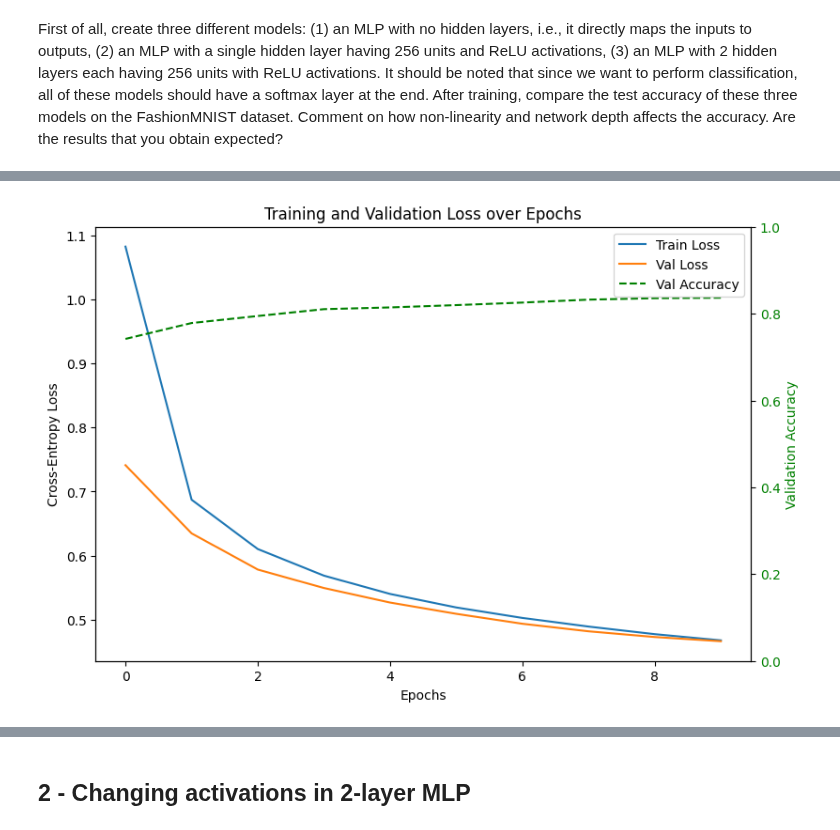
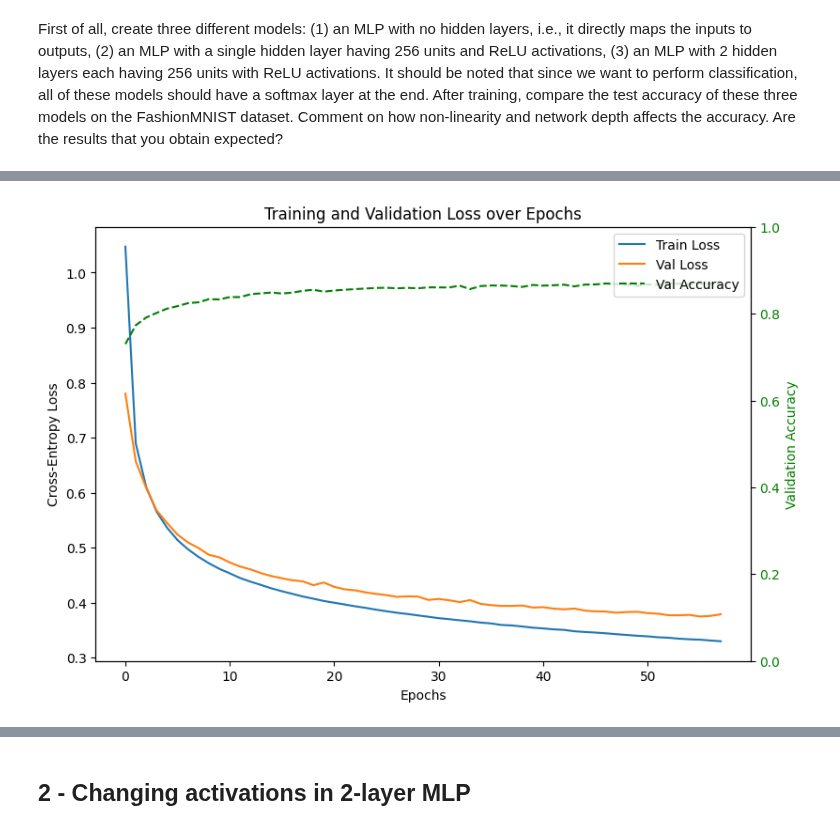
Before and after one commit to audrey352/COMP551, a Jupyter notebook: Assignment3/A3_notebook.ipynb, the cells around one changed output, grey strips where cells are left out. Cells and saved outputs as stored; diff of their text form; code cells hidden in the pictures.

```diff
--- a/Assignment3/A3_notebook.ipynb
+++ b/Assignment3/A3_notebook.ipynb
@@ -291,6 +291,7 @@ def train_on_batches(model, optimizer, epochs, train_loader, val_loader=None, ea
     grad, train_loss, val_loss = {}, {}, {}
     val_acc = {}
     best_val_loss = np.inf
+    best_weights = None
 
     for epoch in range(epochs):
         grad[epoch], train_loss[epoch], val_loss[epoch] = [], [], []
@@ -338,6 +339,7 @@ def train_on_batches(model, optimizer, epochs, train_loader, val_loader=None, ea
 
             if val_loss[epoch] < best_val_loss:
                 best_val_loss = val_loss[epoch]
+                best_weights = model.params.copy()  # save best weights
                 if verbose:
                     print('Yay! New best validation loss!')
 
@@ -376,6 +378,7 @@ def train_on_batches(model, optimizer, epochs, train_loader, val_loader=None, ea
         'train_loss': train_loss,
         'val_loss': val_loss,
         'val_acc': val_acc,
+        'best_weights': best_weights,
         'fig': fig if plot_train else None,
         'ax': ax if plot_train else None
         }
@@ -595,8 +598,7 @@ model1 = MLP(
     )
 
 optimizer1 = GradientDescent(learning_rate=.01, record_grad=True)  # doing one GD iteration by batch in one epoch
-num_epochs = 10
-num_classes = 10
+num_epochs = 100
 
 results_l1 = train_on_batches(
     model=model1,
@@ -613,4 +615,4 @@ Epoch 10/10, Batch 106/106 === Loss: 0.47
-[figure, old version]
+[figure, new version]
 # %%
 # Checking test predictions for first batch
 test_images, test_labels = next(iter(test_loader))
```
Also changed, not shown: parts of 9 cells of this notebook.
